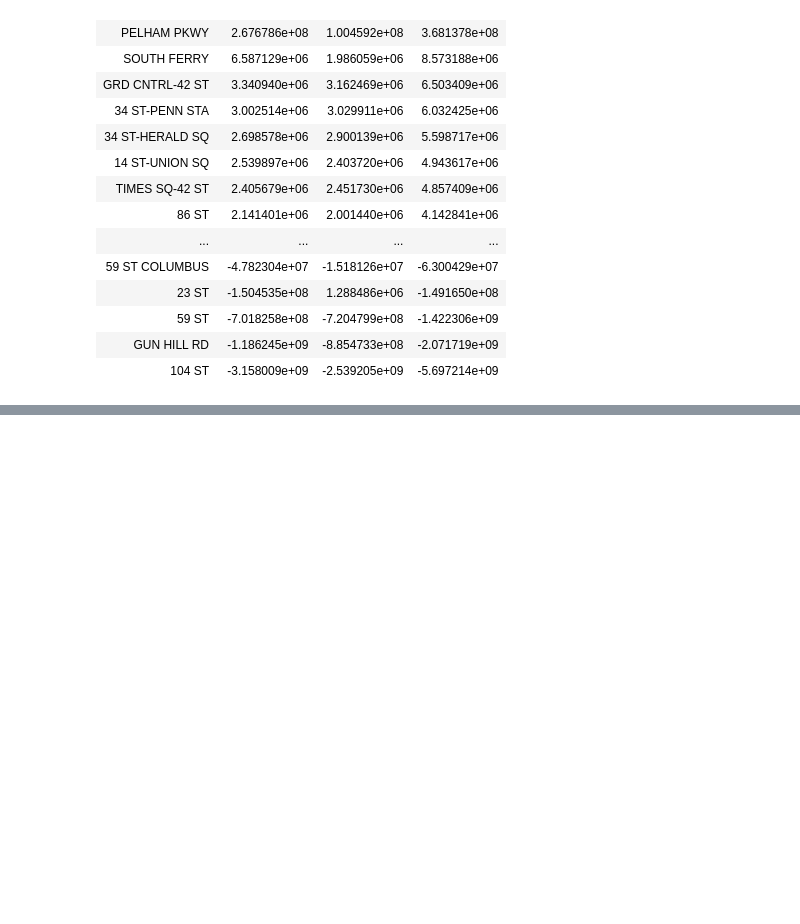
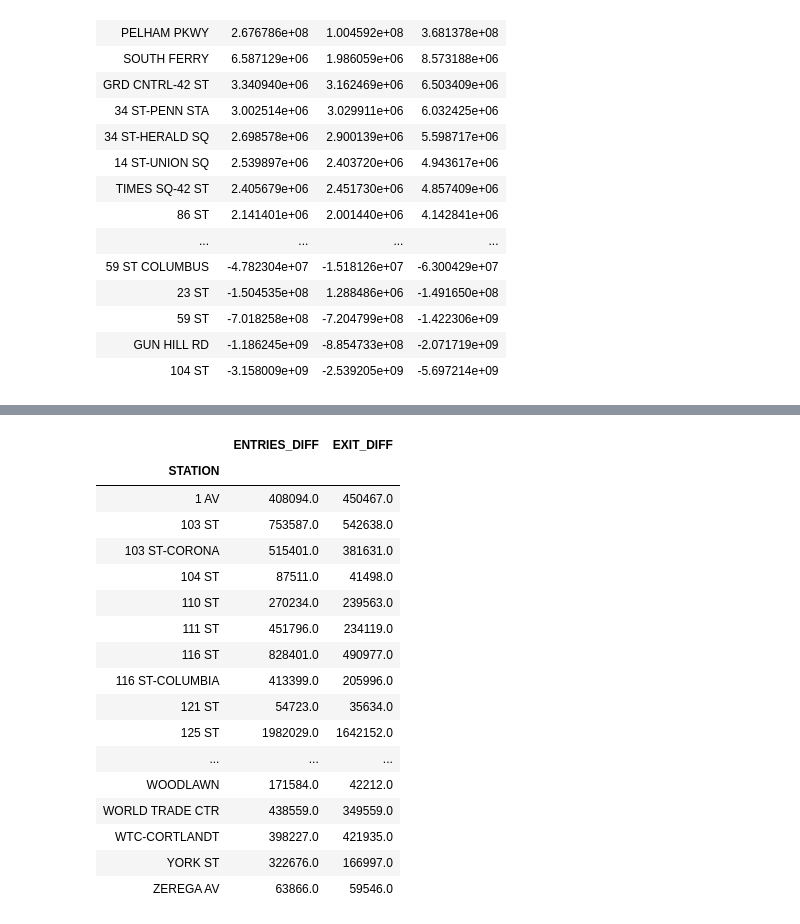
Before and after one commit to ry-werth/metis-project-1-mta-study, a Jupyter notebook: Ryan_Playground/Playground.ipynb, the cells around one changed output, grey strips where cells are left out. Cells and saved outputs as stored; diff of their text form; code cells hidden in the pictures; blank space fills up the shorter version.

```diff
--- a/Ryan_Playground/Playground.ipynb
+++ b/Ryan_Playground/Playground.ipynb
@@ -273,0 +320,22 @@ ordered_date_df[ordered_date_df["STATION"]=="104 ST"][:1000]
+# %%
+entries_exit_cleaned_totals = cleaned_ordered_df.groupby(["STATION"])[["ENTRIES_DIFF", "EXIT_DIFF"]].sum()
+entries_exit_cleaned_totals
+# %% [output]
+|  | ENTRIES_DIFF | EXIT_DIFF |
+| STATION |  |  |
+| 1 AV | 408094.0 | 450467.0 |
+| 103 ST | 753587.0 | 542638.0 |
+| 103 ST-CORONA | 515401.0 | 381631.0 |
+| 104 ST | 87511.0 | 41498.0 |
+| 110 ST | 270234.0 | 239563.0 |
+| 111 ST | 451796.0 | 234119.0 |
+| 116 ST | 828401.0 | 490977.0 |
+| 116 ST-COLUMBIA | 413399.0 | 205996.0 |
+| 121 ST | 54723.0 | 35634.0 |
+| 125 ST | 1982029.0 | 1642152.0 |
+| ... | ... | ... |
+| WOODLAWN | 171584.0 | 42212.0 |
+| WORLD TRADE CTR | 438559.0 | 349559.0 |
+| WTC-CORTLANDT | 398227.0 | 421935.0 |
+| YORK ST | 322676.0 | 166997.0 |
+| ZEREGA AV | 63866.0 | 59546.0 |
```
Also changed, not shown: parts of 5 cells of this notebook.
